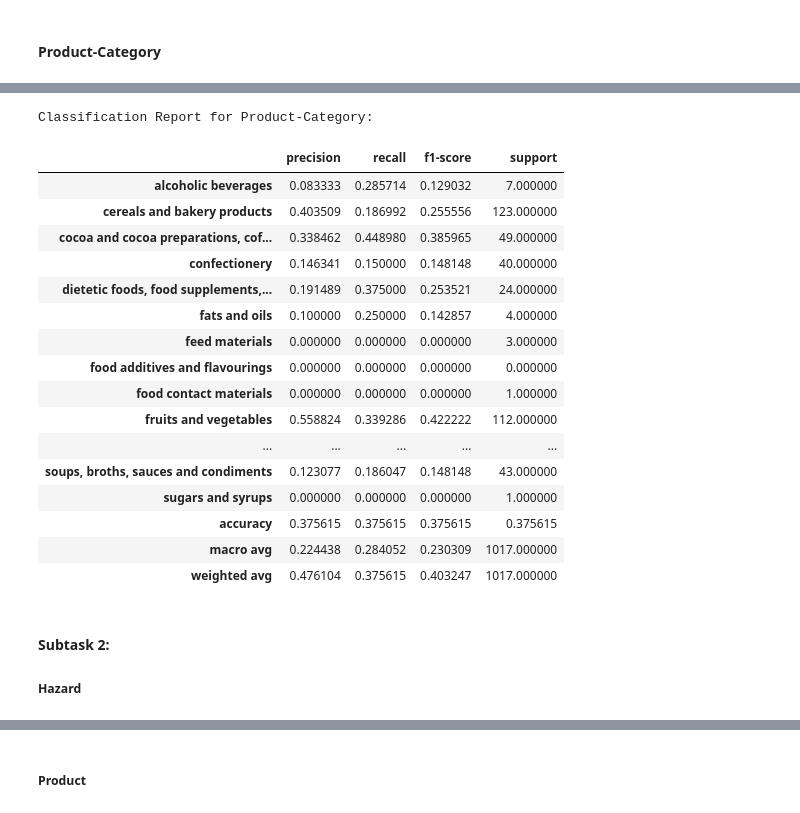
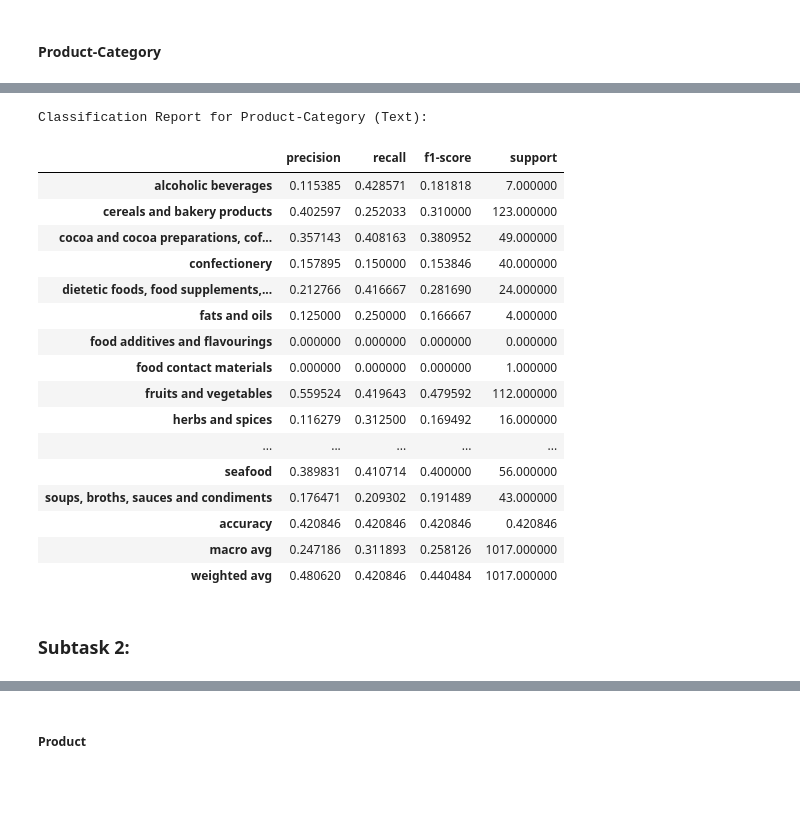
Before and after one commit to LefkiAth/SemEval2025, a Jupyter notebook: code/Benchmark_Analysis_LR.ipynb, the cells around one changed output, grey strips where cells are left out. Saved outputs shown, nothing was run; the diff lists cells and outputs as text; code cells hidden in the pictures; blank space fills up the shorter version.

```diff
--- a/code/Benchmark_Analysis_LR.ipynb
+++ b/code/Benchmark_Analysis_LR.ipynb
@@ -295,5 +226,0 @@ Tune the `C` parameter (regularization strength) using a grid search to find the
-# %%
-# Define the parameter grid for Logistic Regression
-param_grid = {'C': [0.01, 0.1, 1, 10, 100]}  # Regularization strength
-# Initialize Logistic Regression model
-logreg = LogisticRegression(max_iter=1000, class_weight='balanced', random_state=42)
@@ -346,15 +470,2 @@ Classification Report for Hazard-Category:
 # %% [markdown]
 #### Product-Category
-# %%
-# Train Logistic Regression for Product-category for text
-
-# Perform Grid Search
-grid_search_product_cat = GridSearchCV(logreg, param_grid, cv=8, scoring='f1_macro', n_jobs=-1)
-grid_search_product_cat.fit(X_train_split_text, y_train_product_cat_split)
-
-# Predict on test subset
-test_predictions_product_cat = grid_search_product_cat.predict(X_test_split_text)
-
-# Compute scores
-f1_product = f1_score(y_test_product_cat_split, test_predictions_product_cat, average='macro')
-print(f"Macro F1-Score for Product-Category: {f1_product}")
@@ -362,0 +476,15 @@ Macro F1-Score for Product-Category: 0.2303094918385378
+# %%
+param_grid = {
+    'C': [0.01, 0.1, 1, 10, 100],
+    'penalty': ['l2'],
+    'solver': ['liblinear']
+}
+# %%
+grid_search_product_cat_text, predictions_product_cat_text, f1_product_cat_text, label_encoder_product_cat_text, class_index_to_label_product_cat_text = train_evaluate_logistic_regression(
+    X_train=X_train_split_text,
+    y_train=y_train_product_cat_split,
+    X_test=X_test_split_text,
+    y_test=y_test_product_cat_split,
+    param_grid=param_grid,
+    task_name="Product-Category (Text)"
+)
@@ -363,33 +501,28 @@ Macro F1-Score for Product-Category: 0.2303094918385378
 # %%
-# Generate classification report as a dictionary
-report_dict = classification_report(y_test_product_cat_split, test_predictions_product_cat,zero_division=0, output_dict=True)
-
-# Convert to pandas DataFrame for display
+# Classification report
+report_dict = classification_report(y_test_product_cat_split, predictions_product_cat_text, zero_division=0, output_dict=True)
 report_df = pd.DataFrame(report_dict).transpose()
-
-# Display the report
-print("\nClassification Report for Product-Category:")
-report_df
+print("\nClassification Report for Product-Category (Text):")
+display(report_df)
 # %% [output]
-Classification Report for Product-Category:
+Classification Report for Product-Category (Text):
 |  | precision | recall | f1-score | support |
-| alcoholic beverages | 0.083333 | 0.285714 | 0.129032 | 7.000000 |
-| cereals and bakery products | 0.403509 | 0.186992 | 0.255556 | 123.000000 |
-| cocoa and cocoa preparations, cof... | 0.338462 | 0.448980 | 0.385965 | 49.000000 |
-| confectionery | 0.146341 | 0.150000 | 0.148148 | 40.000000 |
-| dietetic foods, food supplements,... | 0.191489 | 0.375000 | 0.253521 | 24.000000 |
-| fats and oils | 0.100000 | 0.250000 | 0.142857 | 4.000000 |
-| feed materials | 0.000000 | 0.000000 | 0.000000 | 3.000000 |
+| alcoholic beverages | 0.115385 | 0.428571 | 0.181818 | 7.000000 |
+| cereals and bakery products | 0.402597 | 0.252033 | 0.310000 | 123.000000 |
+| cocoa and cocoa preparations, cof... | 0.357143 | 0.408163 | 0.380952 | 49.000000 |
+| confectionery | 0.157895 | 0.150000 | 0.153846 | 40.000000 |
+| dietetic foods, food supplements,... | 0.212766 | 0.416667 | 0.281690 | 24.000000 |
+| fats and oils | 0.125000 | 0.250000 | 0.166667 | 4.000000 |
 | food additives and flavourings | 0.000000 | 0.000000 | 0.000000 | 0.000000 |
 | food contact materials | 0.000000 | 0.000000 | 0.000000 | 1.000000 |
-| fruits and vegetables | 0.558824 | 0.339286 | 0.422222 | 112.000000 |
+| fruits and vegetables | 0.559524 | 0.419643 | 0.479592 | 112.000000 |
+| herbs and spices | 0.116279 | 0.312500 | 0.169492 | 16.000000 |
 | ... | ... | ... | ... | ... |
-| soups, broths, sauces and condiments | 0.123077 | 0.186047 | 0.148148 | 43.000000 |
-| sugars and syrups | 0.000000 | 0.000000 | 0.000000 | 1.000000 |
-| accuracy | 0.375615 | 0.375615 | 0.375615 | 0.375615 |
-| macro avg | 0.224438 | 0.284052 | 0.230309 | 1017.000000 |
-| weighted avg | 0.476104 | 0.375615 | 0.403247 | 1017.000000 |
+| seafood | 0.389831 | 0.410714 | 0.400000 | 56.000000 |
+| soups, broths, sauces and condiments | 0.176471 | 0.209302 | 0.191489 | 43.000000 |
+| accuracy | 0.420846 | 0.420846 | 0.420846 | 0.420846 |
+| macro avg | 0.247186 | 0.311893 | 0.258126 | 1017.000000 |
+| weighted avg | 0.480620 | 0.420846 | 0.440484 | 1017.000000 |
 # %% [markdown]
 
-#### **Subtask 2:**
- ##### Hazard
+### **Subtask 2:**
```
Also changed, not shown: parts of 90 cells of this notebook.
